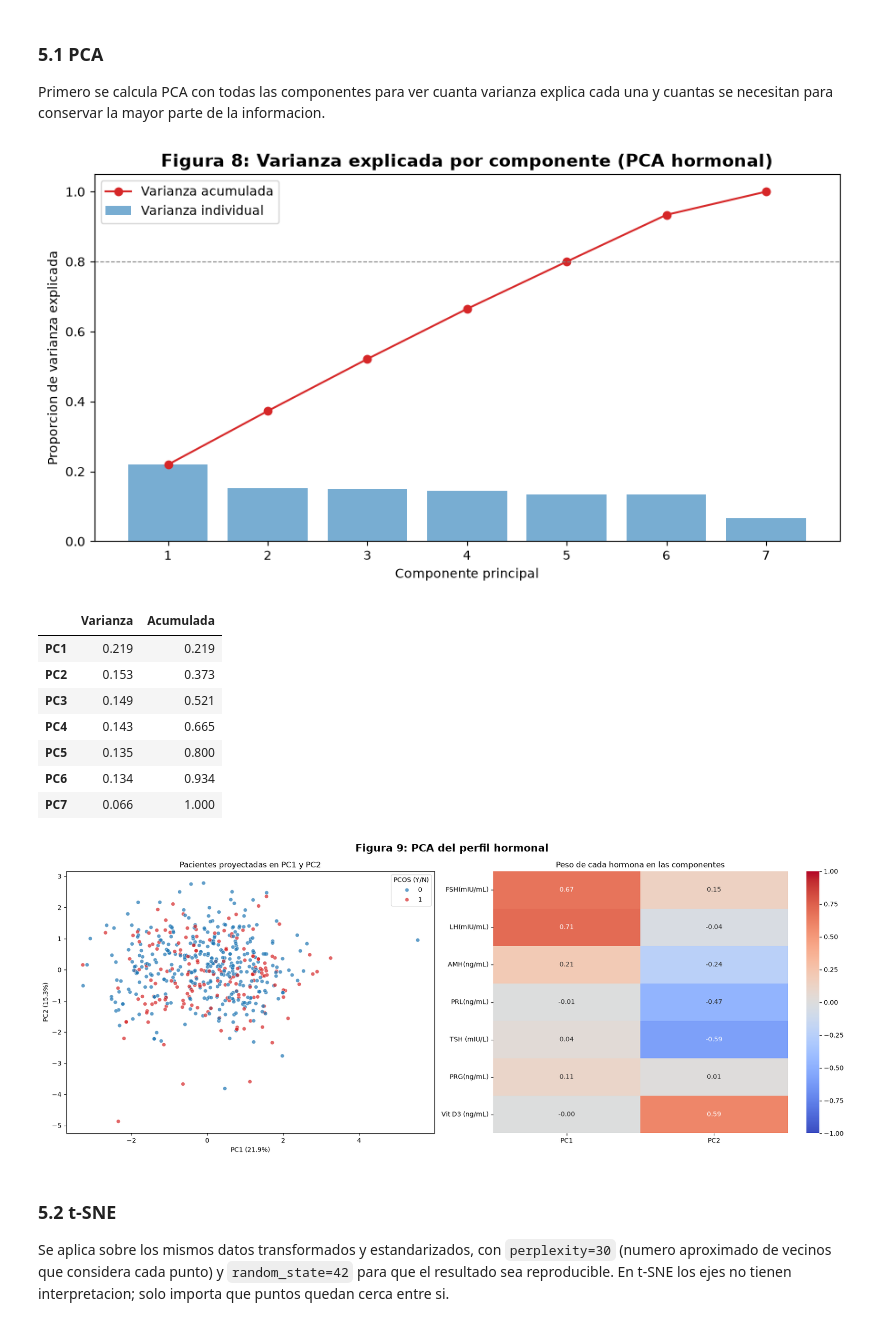
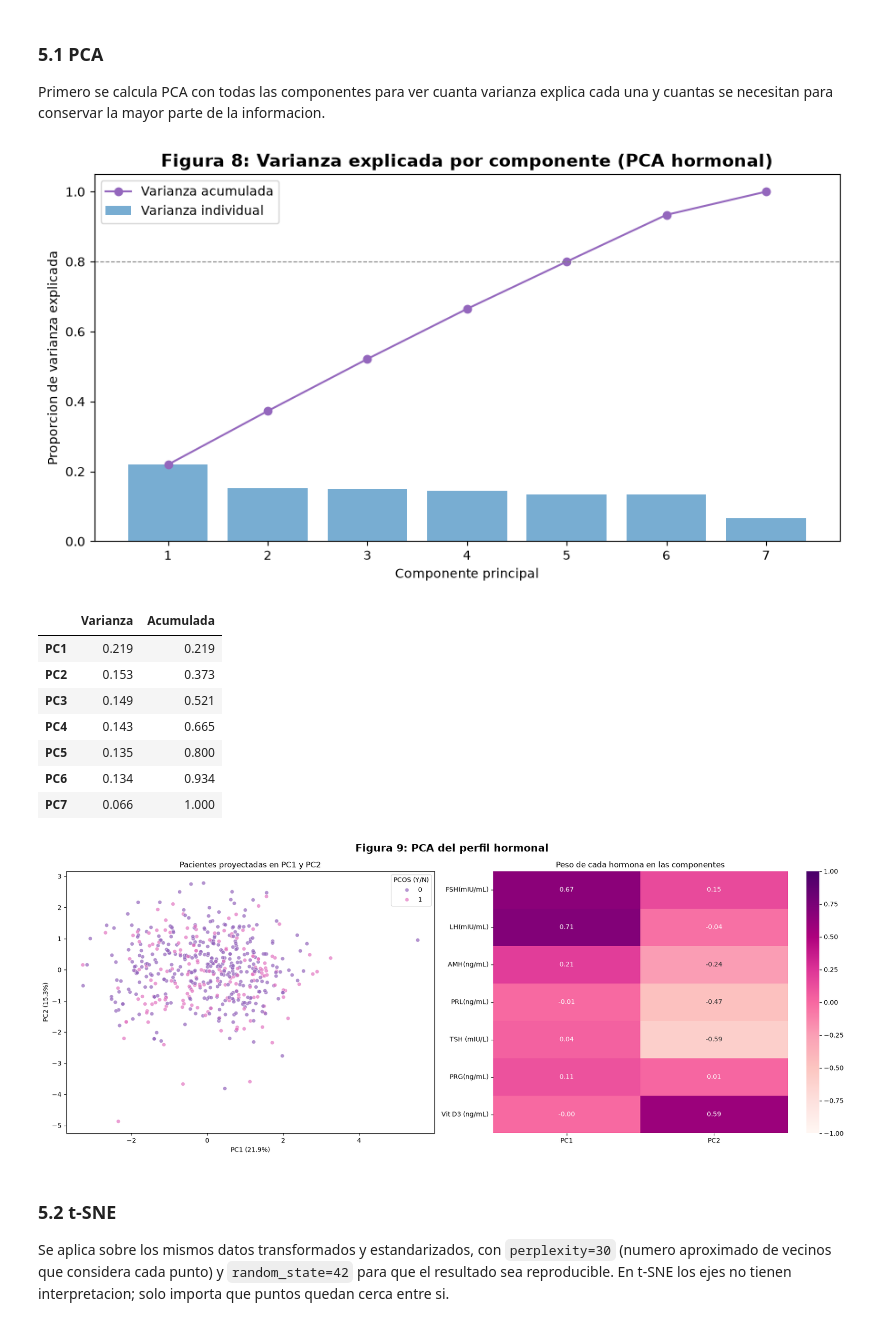
Before and after one commit to Elsarabia15/ICD-2026, a Jupyter notebook: Practicas/Practica-2/Practica-II.ipynb, the cells around one changed output. Saved outputs shown, nothing was run; the diff lists cells and outputs as text; code cells hidden in the pictures.

```diff
--- a/Practicas/Practica-2/Practica-II.ipynb
+++ b/Practicas/Practica-2/Practica-II.ipynb
@@ -1041,7 +1053,7 @@ componentes = range(1, len(varianza) + 1)
 
 fig, ax = plt.subplots(figsize=(9, 5))
 ax.bar(componentes, varianza, alpha=0.6, label="Varianza individual")
-ax.plot(componentes, varianza_acumulada, marker="o", color="tab:red", label="Varianza acumulada")
+ax.plot(componentes, varianza_acumulada, marker="o", color="tab:purple", label="Varianza acumulada")
 ax.axhline(0.80, color="gray", linestyle="--", linewidth=0.8)
 ax.set_xticks(componentes)
 ax.set_xlabel("Componente principal")
@@ -1054,7 +1066,7 @@ plt.show()
 
 pd.DataFrame({"Varianza": varianza, "Acumulada": varianza_acumulada}, index=[f"PC{i}" for i in componentes]).round(3)
 # %% [output]
-[figure, old version]
+[figure, new version]
 |  | Varianza | Acumulada |
 | PC1 | 0.219 | 0.219 |
 | PC2 | 0.153 | 0.373 |
@@ -1066,25 +1078,25 @@ pd.DataFrame({"Varianza": varianza, "Acumulada": varianza_acumulada}, index=[f"P
 # %%
 pca_2d = PCA(n_components=2)
 X_pca = pca_2d.fit_transform(X_escalado)
 
 fig, axes = plt.subplots(1, 2, figsize=(18, 7))
 
-sns.scatterplot(x=X_pca[:, 0], y=X_pca[:, 1], hue=y, palette={0: "tab:blue", 1: "tab:red"}, alpha=0.7, ax=axes[0])
+sns.scatterplot(x=X_pca[:, 0], y=X_pca[:, 1], hue=y, palette={0: "tab:purple", 1: "tab:pink"}, alpha=0.7, ax=axes[0])
 axes[0].set_xlabel(f"PC1 ({pca_2d.explained_variance_ratio_[0]:.1%})")
 axes[0].set_ylabel(f"PC2 ({pca_2d.explained_variance_ratio_[1]:.1%})")
 axes[0].set_title("Pacientes proyectadas en PC1 y PC2")
 axes[0].legend(title="PCOS (Y/N)")
 
 cargas = pd.DataFrame(pca_2d.components_.T, index=hormonas, columns=["PC1", "PC2"])
-sns.heatmap(cargas, annot=True, fmt=".2f", cmap="coolwarm", center=0, vmin=-1, vmax=1, ax=axes[1])
+sns.heatmap(cargas, annot=True, fmt=".2f", cmap="RdPu", center=0, vmin=-1, vmax=1, ax=axes[1])
 axes[1].set_title("Peso de cada hormona en las componentes")
 
 fig.suptitle("Figura 9: PCA del perfil hormonal", fontsize=16, fontweight="bold")
 plt.tight_layout()
 plt.savefig("Images/Figura 9 - PCA 2D.png", dpi=150, bbox_inches="tight")
 plt.show()
 # %% [output]
-[figure, old version]
+[figure, new version]
 # %% [markdown]
 ### 5.2 t-SNE
 
```
Also changed, not shown: parts of 4 cells of this notebook, 10 other files.
